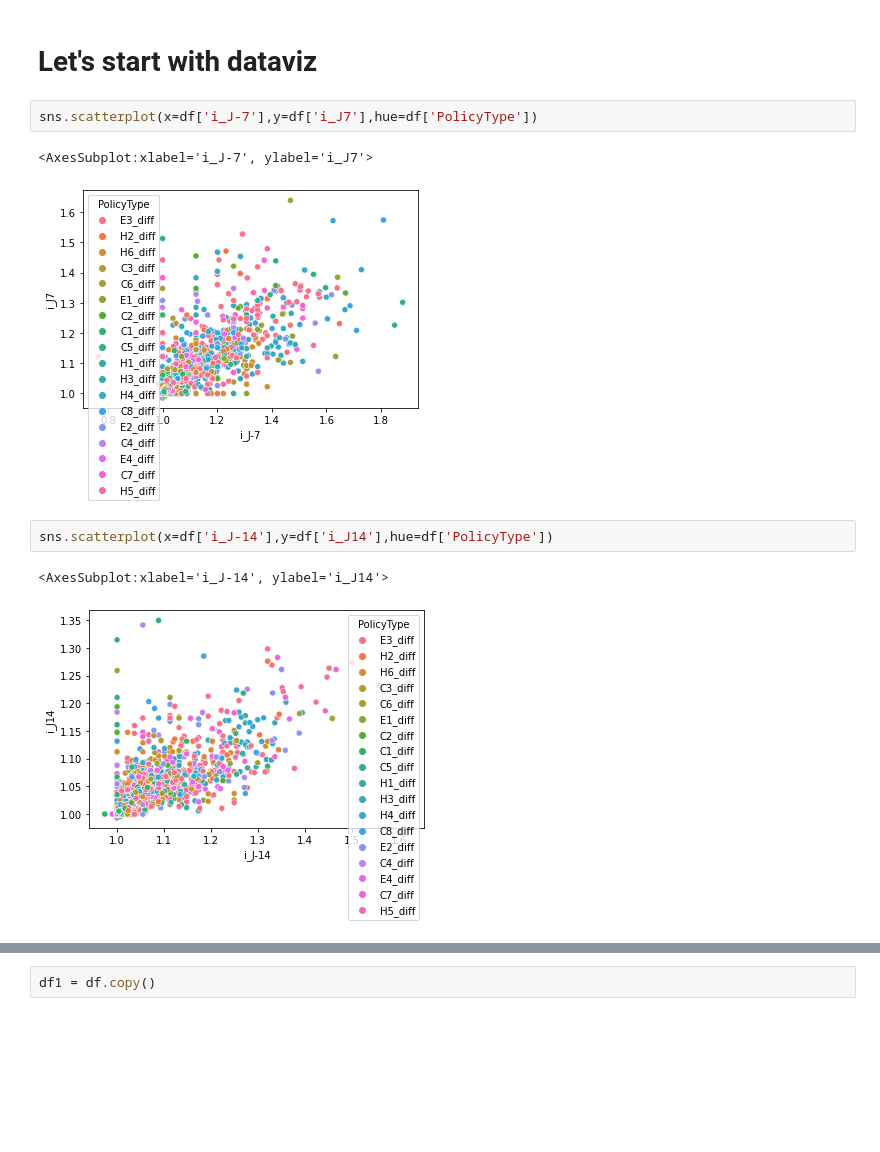
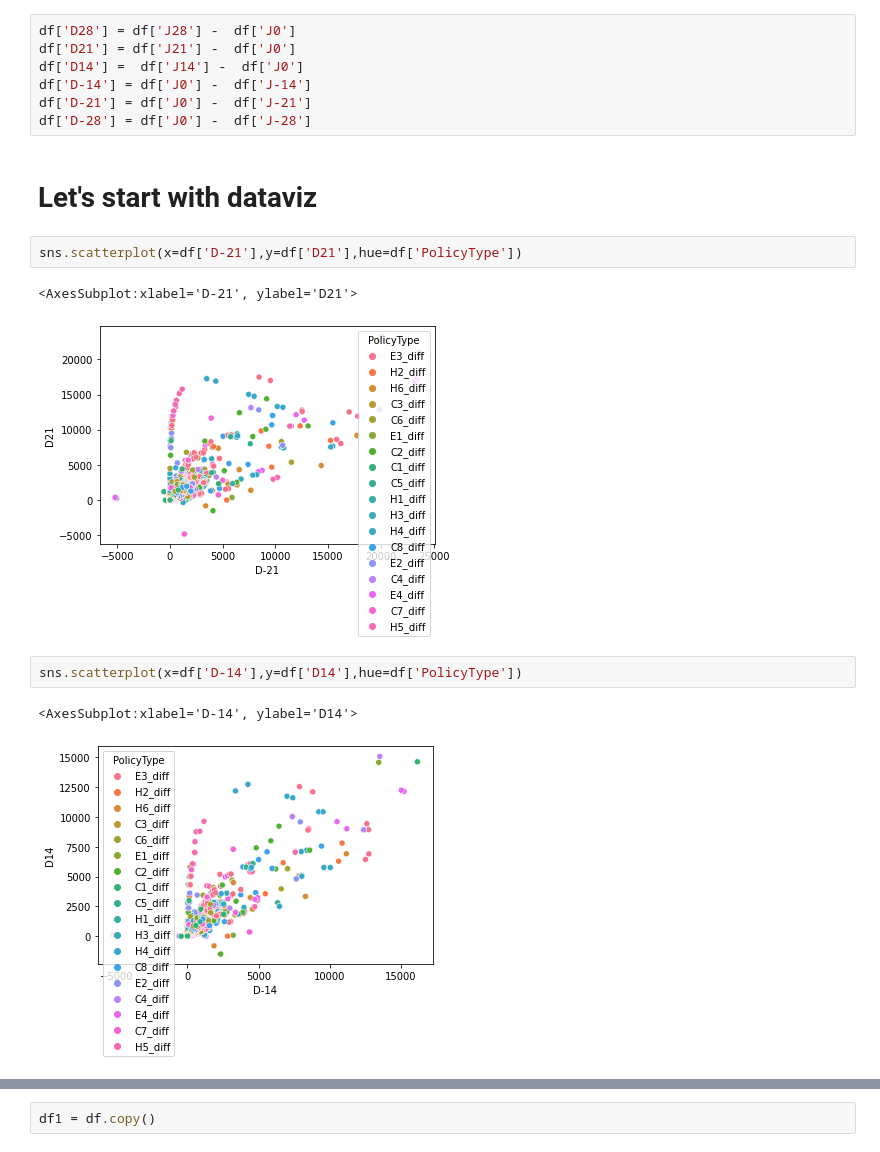
Before and after one commit to TristanBOOK/coronanet, a Jupyter notebook: Notebooks/Model_LMA_LR.ipynb, the cells around one changed output, grey strips where cells are left out. Cells and saved outputs as stored; diff of their text form; blank space fills up the shorter version.

```diff
--- a/Notebooks/Model_LMA_LR.ipynb
+++ b/Notebooks/Model_LMA_LR.ipynb
@@ -39,15 +41,22 @@ Index(['ID', 'Date', 'PolicyFamily', 'PolicyType', 'value', 'Cases',
        'H4_diff', 'C8_diff', 'E2_diff', 'C4_diff', 'E4_diff', 'C7_diff',
        'H5_diff'],
       dtype='object')
+# %%
+df['D28'] = df['J28'] -  df['J0']
+df['D21'] = df['J21'] -  df['J0']
+df['D14'] =  df['J14'] -  df['J0']
+df['D-14'] = df['J0'] -  df['J-14']
+df['D-21'] = df['J0'] -  df['J-21']
+df['D-28'] = df['J0'] -  df['J-28']
 # %% [markdown]
 # Let's start with dataviz
 # %%
-sns.scatterplot(x=df['i_J-7'],y=df['i_J7'],hue=df['PolicyType'])
+sns.scatterplot(x=df['D-21'],y=df['D21'],hue=df['PolicyType'])
 # %% [output]
-<AxesSubplot:xlabel='i_J-7', ylabel='i_J7'>
+<AxesSubplot:xlabel='D-21', ylabel='D21'>
-[figure, old version]
+[figure, new version]
 # %%
-sns.scatterplot(x=df['i_J-14'],y=df['i_J14'],hue=df['PolicyType'])
+sns.scatterplot(x=df['D-14'],y=df['D14'],hue=df['PolicyType'])
 # %% [output]
-<AxesSubplot:xlabel='i_J-14', ylabel='i_J14'>
+<AxesSubplot:xlabel='D-14', ylabel='D14'>
-[figure, old version]
+[figure, new version]
```
Also changed, not shown: parts of 163 cells of this notebook.
